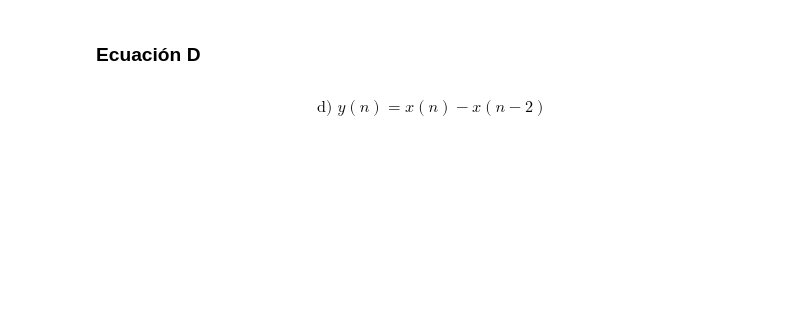
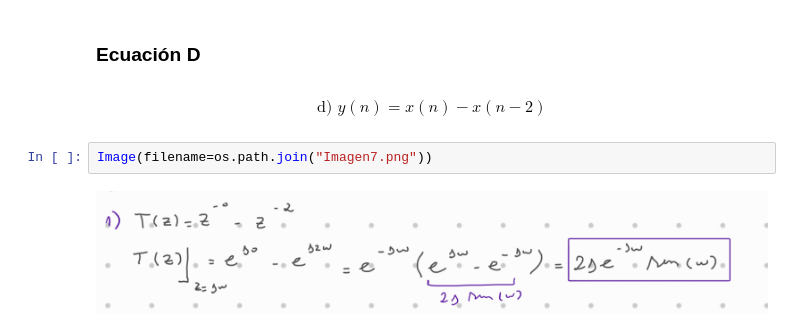
Before and after one commit to angiefantauzzofabio/APS, a Jupyter notebook: TS7/TS7.ipynb, the cells around one changed output. Drawn from its saved outputs; the diff is of its cells as text; blank space fills up the shorter version.

```diff
--- a/TS7/TS7.ipynb
+++ b/TS7/TS7.ipynb
@@ -157,3 +199,7 @@ $$
 $$
 \text{d) } y(n)=x(n)-x(n-2)
 $$
+# %%
+Image(filename=os.path.join("Imagen7.png"))
+# %% [output]
+[figure, added]
```
Also changed, not shown: parts of 6 cells of this notebook, 12 other files.
